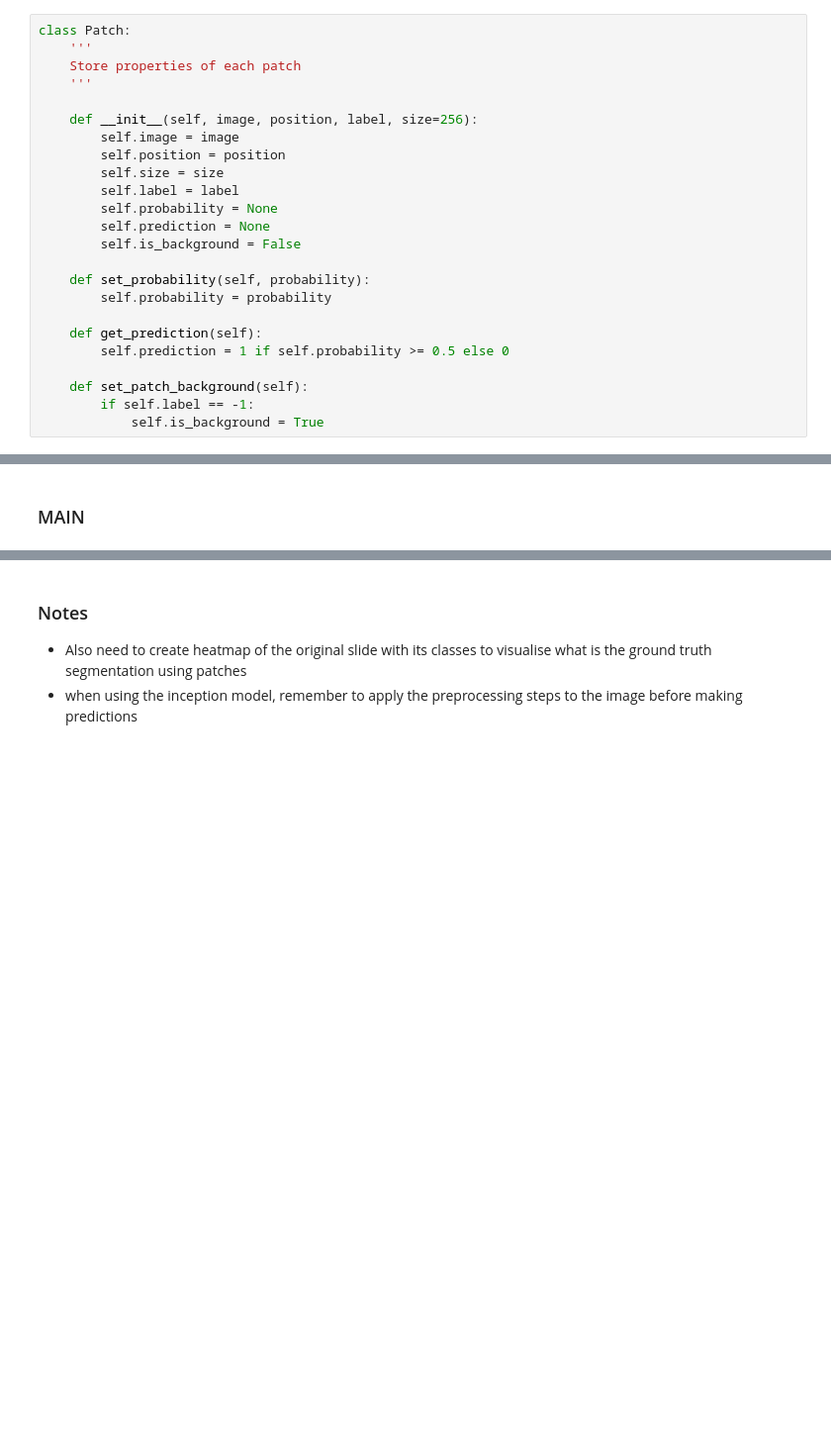
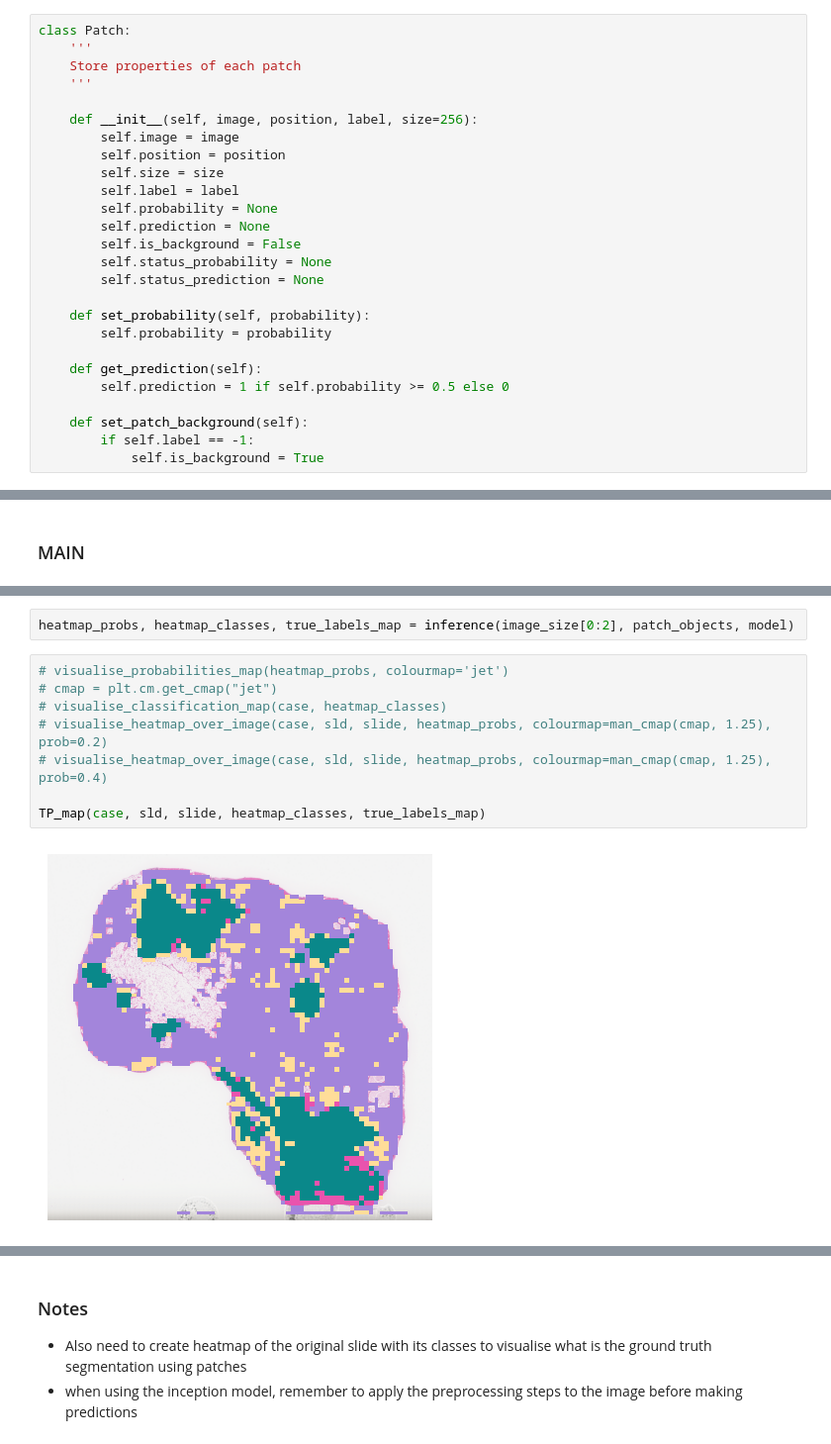
Before and after one commit to Alexandra-Smith/masters, a Jupyter notebook: notebooks/11-heatmaps.ipynb, the cells around one changed output, grey strips where cells are left out. Shown at 99% size. Cells and saved outputs as stored; diff of their text form; blank space fills up the shorter version.

```diff
--- a/notebooks/11-heatmaps.ipynb
+++ b/notebooks/11-heatmaps.ipynb
@@ -106,6 +108,8 @@ class Patch:
         self.probability = None
         self.prediction = None
         self.is_background = False
+        self.status_probability = None
+        self.status_prediction = None
 
     def set_probability(self, probability):
         self.probability = probability
@@ -692,0 +722,12 @@ cmap = plt.cm.get_cmap("jet")
+# %%
+heatmap_probs, heatmap_classes, true_labels_map = inference(image_size[0:2], patch_objects, model)
+# %%
+# visualise_probabilities_map(heatmap_probs, colourmap='jet')
+# cmap = plt.cm.get_cmap("jet")
+# visualise_classification_map(case, heatmap_classes)
+# visualise_heatmap_over_image(case, sld, slide, heatmap_probs, colourmap=man_cmap(cmap, 1.25), prob=0.2)
+# visualise_heatmap_over_image(case, sld, slide, heatmap_probs, colourmap=man_cmap(cmap, 1.25), prob=0.4)
+
+TP_map(case, sld, slide, heatmap_classes, true_labels_map)
+# %% [output]
+[figure, added]
```
Also changed, not shown: parts of 22 cells of this notebook.
